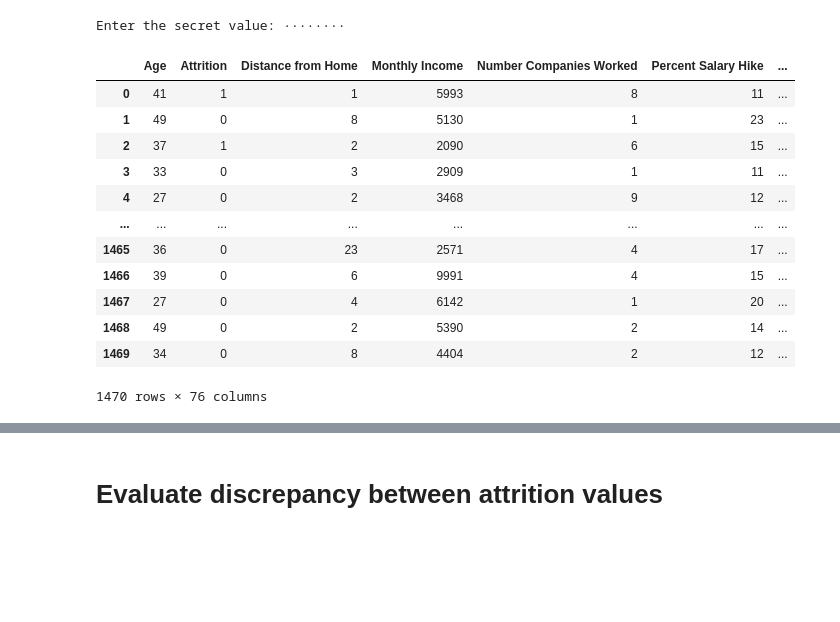
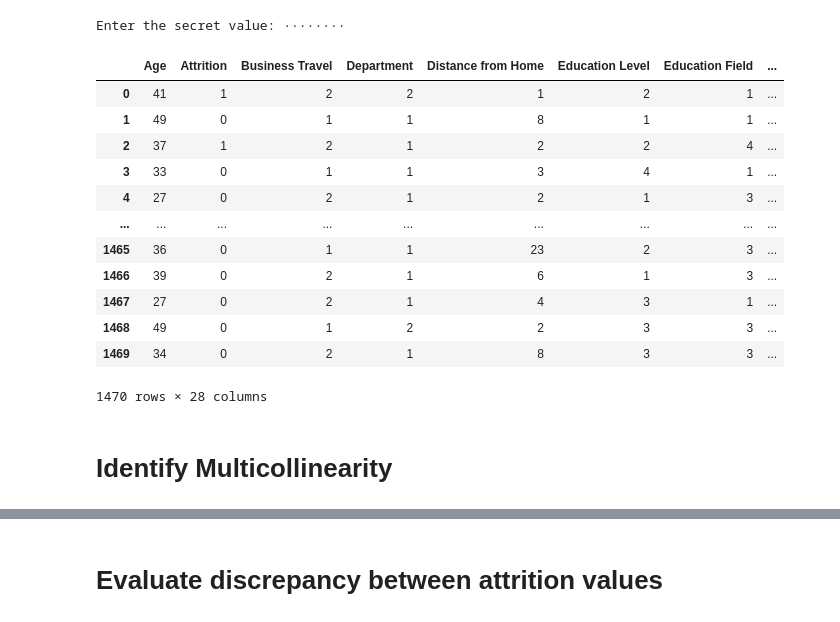
Before and after one commit to katewang1/Employee_Attrition_Analysis, a Jupyter notebook: Machine_Learning/supervised_learning_model.ipynb, the cells around one changed output, grey strips where cells are left out. Cells and saved outputs as stored; diff of their text form; code cells hidden in the pictures; blank space fills up the shorter version.

```diff
--- a/Machine_Learning/supervised_learning_model.ipynb
+++ b/Machine_Learning/supervised_learning_model.ipynb
@@ -34,19 +41,21 @@ connection = engine.connect()
 Enter the secret value: ········
 # %%
 # read in table from database
-attrition_df = pd.read_sql('SELECT * FROM encoded_data', connection)
+attrition_df = pd.read_sql('SELECT * FROM new_encoded_data', connection)
 attrition_df
 # %% [output]
-|  | Age | Attrition | Distance from Home | Monthly Income | Number Companies Worked | Percent Salary Hike | ... |
-| 0 | 41 | 1 | 1 | 5993 | 8 | 11 | ... |
-| 1 | 49 | 0 | 8 | 5130 | 1 | 23 | ... |
-| 2 | 37 | 1 | 2 | 2090 | 6 | 15 | ... |
-| 3 | 33 | 0 | 3 | 2909 | 1 | 11 | ... |
-| 4 | 27 | 0 | 2 | 3468 | 9 | 12 | ... |
-| ... | ... | ... | ... | ... | ... | ... | ... |
-| 1465 | 36 | 0 | 23 | 2571 | 4 | 17 | ... |
-| 1466 | 39 | 0 | 6 | 9991 | 4 | 15 | ... |
-| 1467 | 27 | 0 | 4 | 6142 | 1 | 20 | ... |
-| 1468 | 49 | 0 | 2 | 5390 | 2 | 14 | ... |
-| 1469 | 34 | 0 | 8 | 4404 | 2 | 12 | ... |
+|  | Age | Attrition | Business Travel | Department | Distance from Home | Education Level | Education Field | ... |
+| 0 | 41 | 1 | 2 | 2 | 1 | 2 | 1 | ... |
+| 1 | 49 | 0 | 1 | 1 | 8 | 1 | 1 | ... |
+| 2 | 37 | 1 | 2 | 1 | 2 | 2 | 4 | ... |
+| 3 | 33 | 0 | 1 | 1 | 3 | 4 | 1 | ... |
+| 4 | 27 | 0 | 2 | 1 | 2 | 1 | 3 | ... |
+| ... | ... | ... | ... | ... | ... | ... | ... | ... |
+| 1465 | 36 | 0 | 1 | 1 | 23 | 2 | 3 | ... |
+| 1466 | 39 | 0 | 2 | 1 | 6 | 1 | 3 | ... |
+| 1467 | 27 | 0 | 2 | 1 | 4 | 3 | 1 | ... |
+| 1468 | 49 | 0 | 1 | 2 | 2 | 3 | 3 | ... |
+| 1469 | 34 | 0 | 2 | 1 | 8 | 3 | 3 | ... |
-1470 rows × 76 columns
+1470 rows × 28 columns
+# %% [markdown]
+# Identify Multicollinearity
```
Also changed, not shown: parts of 19 cells of this notebook, 4 other files.
